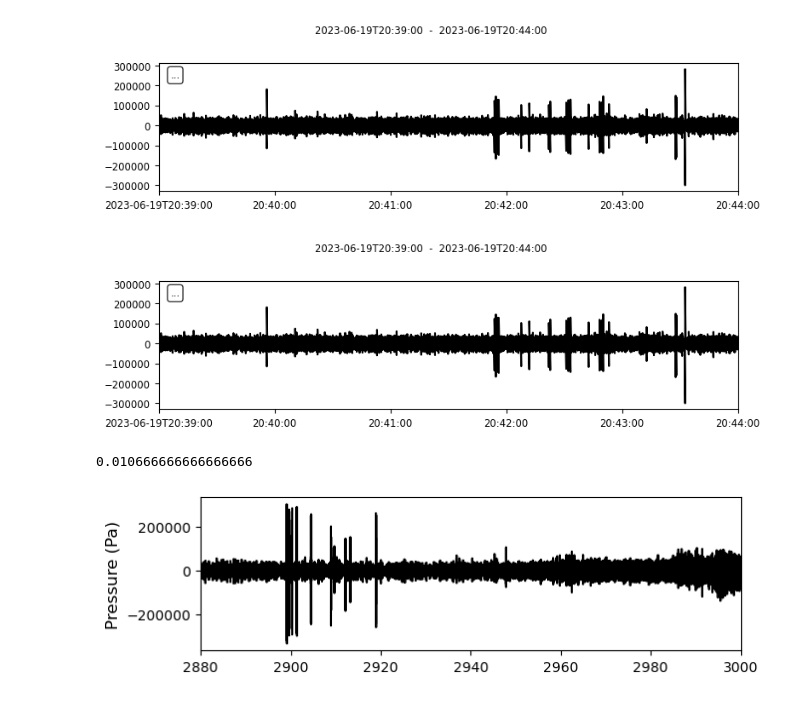
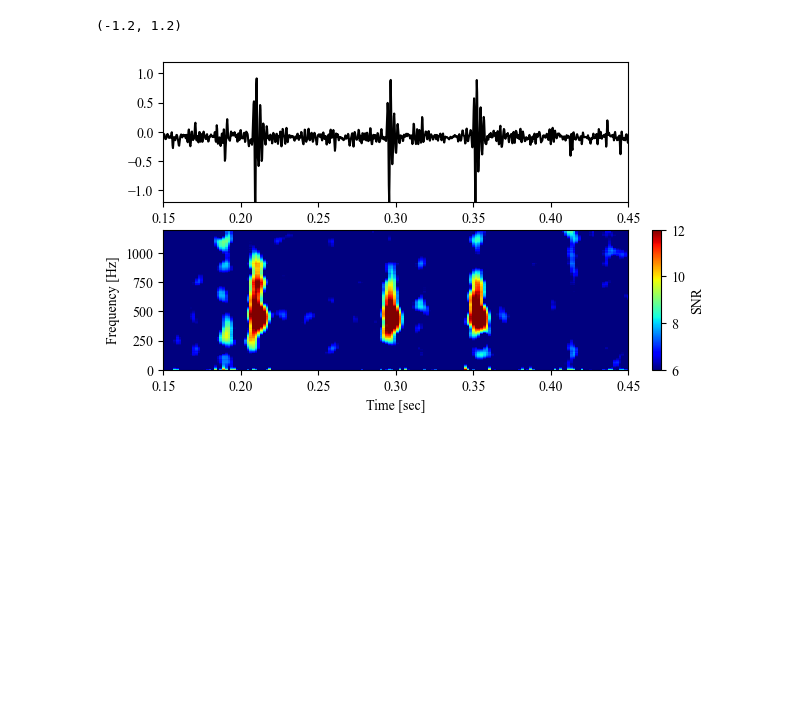
Before and after one commit to jhtong33/Code, a Jupyter notebook: 02_Plot_waveform_sound.ipynb, the cells around one changed output. Drawn from its saved outputs; the diff is of its cells as text; code cells hidden in the pictures; blank space fills up the shorter version.

```diff
--- a/02_Plot_waveform_sound.ipynb
+++ b/02_Plot_waveform_sound.ipynb
@@ -10,8 +14,8 @@ import matplotlib.pyplot as plt
 def calib(data, S):
     return data / ((10)**(S/20)) * (10**(-6))
 # %%
-path = '/Volumes/2023/20230609-20230625KeeLung/wav'
-file = f'{path}/7080.230619200002.wav'
+path = '../Results/sound'
+file = f'{path}/Keelung_fish_chorus_061922109_downsampling_lp.wav'
 
 S = -176.2 # end to end
 # %%
@@ -38,14 +29,0 @@ NameError: name 'Trace' is not defined
-# %%
-slice_min = 41*60
-length = 3*60
-minn = int(slice_min/60)
-tr_fish = tr.copy()
-tr_fish = tr_fish.slice(tr_fish.stats.starttime+slice_min, tr_fish.stats.starttime+slice_min+length)
-tr_fish.plot()
-# %% [output]
-[figure, removed]
-[figure, removed]
-# %%
-1024/96000
-# %% [output]
-0.010666666666666666
@@ -55,9 +30,51 @@ tr_fish.plot()
-# %%
-plt.figure(figsize=(7, 2))
-plt.plot(tr_fish.times(reftime=tr.stats.starttime), tr_fish.data, 'k')
-plt.xlim(tr_fish.times(reftime=tr.stats.starttime)[0], tr_fish.times(reftime=tr.stats.starttime)[-1])
-plt.ylabel("Pressure (Pa)", fontsize=12)
-
-# plt.savefig(f'../Results/sound/{file_name}.png')
-# %% [output]
-[figure, removed]
+# %%
+
+
+rate, data = read(file)
+# data = calib(data, S)
+tr = Trace()
+tr.data = data
+tr.stats.sampling_rate = rate
+# %%
+length = 256/4
+f,t,P = signal.stft(tr.data, fs= tr.stats.sampling_rate, window='hann',
+                          nperseg=length, noverlap=int(0.9*length), nfft=4000, detrend='constant', boundary=None, padded=False)
+data = 10*np.log10(np.abs(P)/np.power(1, 2)) + 176.2
+
+axis=1
+ambient = np.percentile(data, 20, axis=axis)
+if axis==0:
+    input_data = np.subtract(data, np.matlib.repmat(ambient, data.shape[axis], 1))
+elif axis==1:
+    input_data = np.subtract(data, np.matlib.repmat(ambient, data.shape[axis], 1).T)
+
+#============= plot
+#============= plot
+#============= plot
+
+
+# xmin = tr_cut.times()[0]; xmax = tr_cut.times()[-1]
+xmin = 0.15; xmax =0.45
+ylim = 1.2
+
+fig, ax = plt.subplots(2,1, figsize=(6, 4))
+plt.rcParams["font.family"] = "Times New Roman"
+im1 = ax[1].imshow(input_data, vmin=6, vmax=12,
+           origin='lower',  aspect='auto', cmap=cm.jet,
+           extent=[t[0], t[-1], f[0], f[-1]], interpolation='none')
+ax[1].set_ylabel('Frequency [Hz]')
+ax[1].set_xlabel('Time [sec]')
+ax[1].set_ylim(0, 1200)
+ax[1].set_xlim(xmin,xmax)
+rect = [0.94, 0.11, 0.015, 0.35]
+cbar_ax = fig.add_axes(rect)
+plt.colorbar(im1, cax=cbar_ax, label = 'SNR')
+
+ax[0].plot(tr.times(), tr.data/ max(tr.data), 'k')
+ax[0].set_xlim(xmin,xmax)
+ax[0].set_ylim(-1*ylim, ylim)
+
+# ax[0].set_title(f'{mm}/{dd}T{hh}:{begin_min}:{begin_sec}')
+# %% [output]
+(-1.2, 1.2)
+[figure, added]
```
Also changed, not shown: parts of 6 cells of this notebook, 4 other files.
